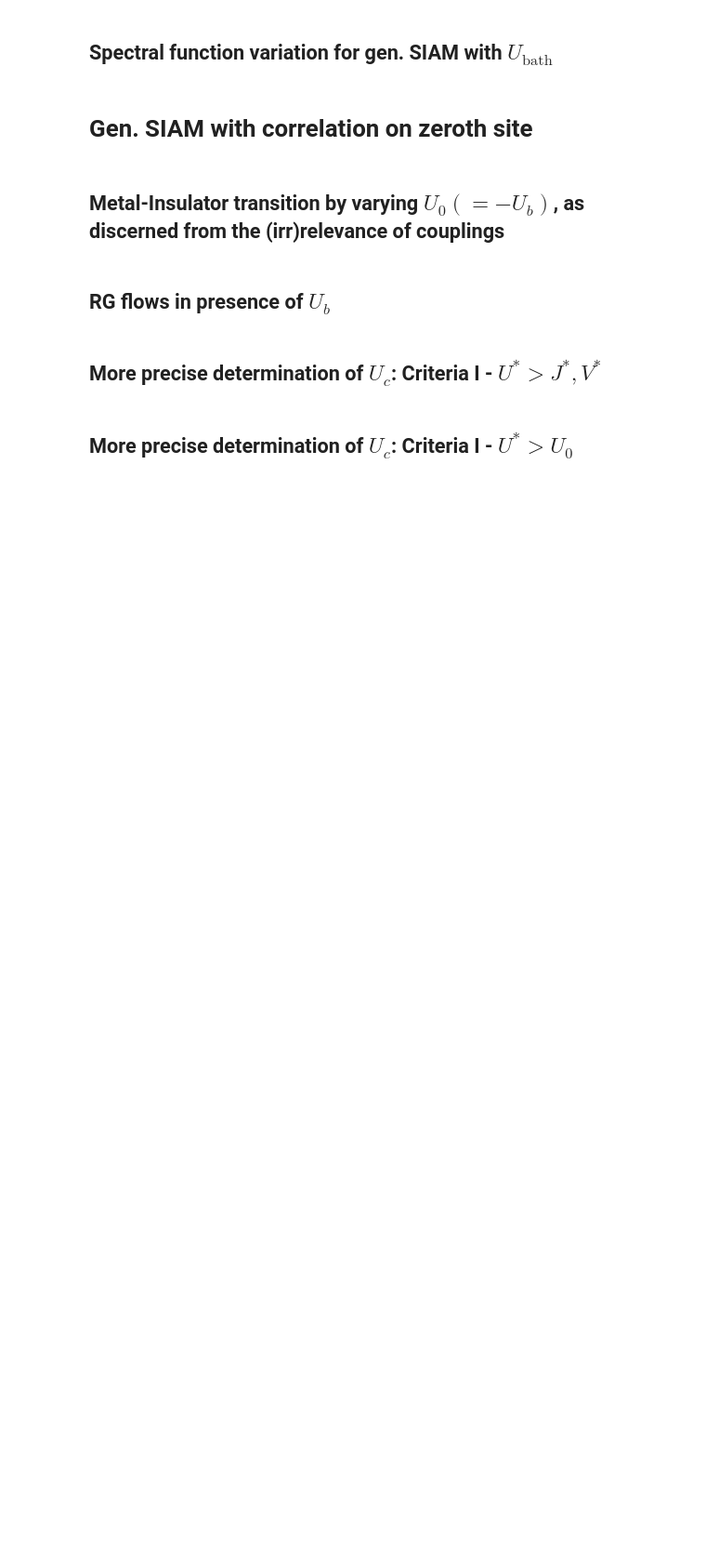
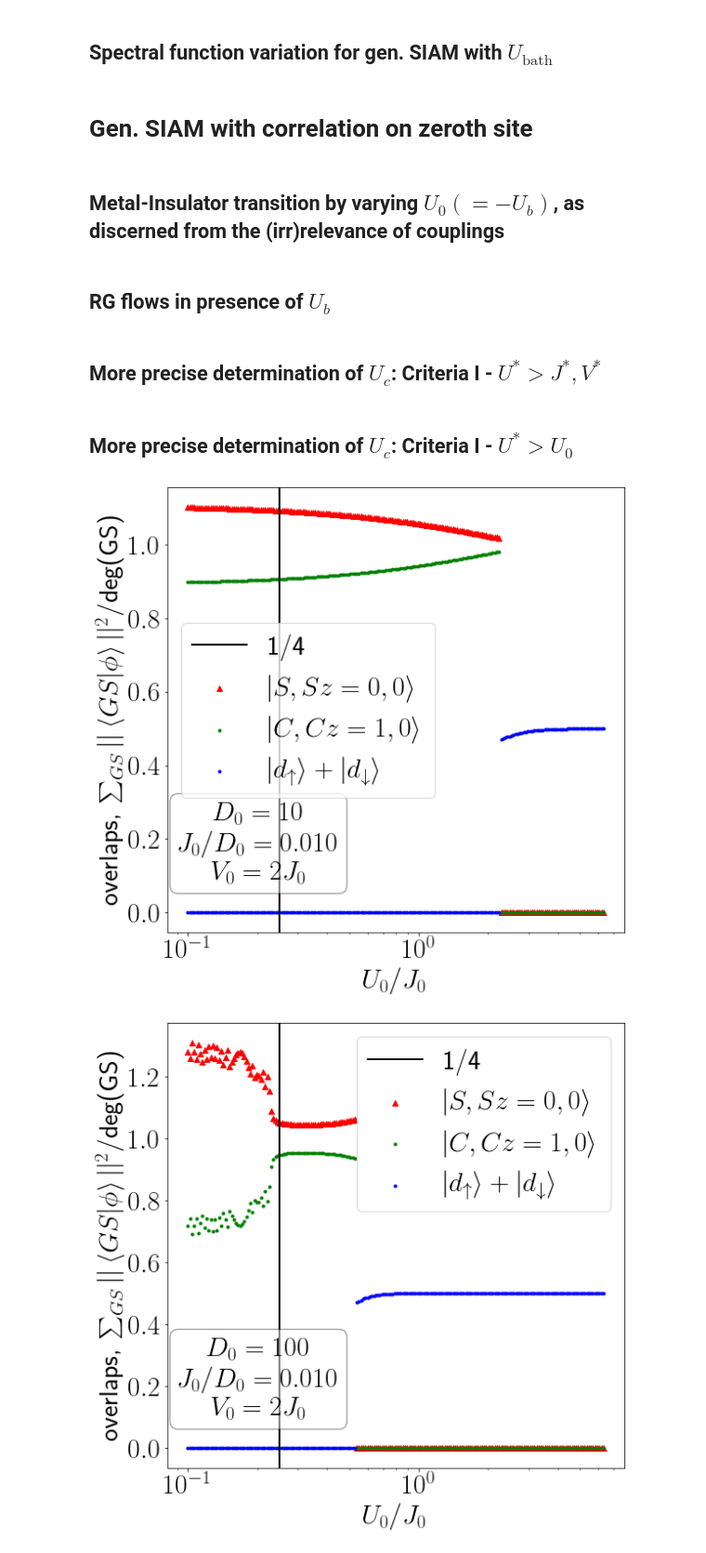
Before and after one commit to abhirup-m/Anderson-Impurity-Model-URG, a Jupyter notebook: numerics/spin-charge-symmetrical/spin_charge_symm.ipynb, the cells around one changed output. Shown at 93% size. Drawn from its saved outputs; the diff is of its cells as text; code cells hidden in the pictures; blank space fills up the shorter version.

Commit message:
obtained evolution of wavefunction by tracking overlap with spin-singlet, charge triplet and local moment states

```diff
--- a/numerics/spin-charge-symmetrical/spin_charge_symm.ipynb
+++ b/numerics/spin-charge-symmetrical/spin_charge_symm.ipynb
@@ -26,7 +26,7 @@ font = {'size'   : 30}
 
 mpl.rc('font', **font)
 mpl.rcParams['text.usetex'] = True
-plt.rc('text.latex', preamble=r'\usepackage{amsmath,nicefrac}')
+plt.rc('text.latex', preamble=r'\usepackage{amsmath,nicefrac,braket}')
 plt.rcParams["figure.figsize"]= 10, 8
 mpl.rcParams['lines.linewidth'] = 2
 props = dict(boxstyle='round', ec='black', fc='white', alpha=0.5)
@@ -1907,34 +1907,45 @@ for D0 in [10, 1000]:
     plt.savefig("phase-map-2_D={:.0f}.pdf".format(D0), bbox_inches='tight')
     plt.show()
 # %%
-D0 = 400
-w = -D0/2
-U0 = D0/10
-J0 = D0/100
-V0 = 2*J0
-U0_range = np.linspace(0, J0*0.5, 50)
-total_dim = 4
-c_all = [tensor([sigmaz()]*(i) + [destroy(2)] + [identity(2)]*(total_dim - i -1)) for i in range(total_dim)]
-spin_singlet = (c_all[0].dag()*c_all[3].dag() - c_all[1].dag()*c_all[2].dag())*tensor([basis(2,0)]*4).unit()
-charge_triplet_zero = (c_all[0].dag()*c_all[1].dag() + c_all[2].dag()*c_all[3].dag())*tensor([basis(2,0)]*4).unit()
-# lm_charge = (c_all[0].dag() + c_all[1].dag()) * (c_all[2].dag()*c_all[3].dag() + tensor([identity(2)]*4))*tensor([basis(2,0)]*4).unit()
-lm = (c_all[0].dag() + c_all[1].dag()) * tensor([basis(2,0)]*4).unit()
-C1 = []
-C2 = []
-C3 = []
-for U0 in U0_range:
-    C1.append(0)
-    C2.append(0)
-    C3.append(0)
-    E, U, V, J = complete_RG(w, D0, U0, V0, J0, Ub=-U0)
-    H = get_full_ham(0, 1, U[-1], V[-1], J[-1], Ubath=-U0)
-    E, X = H.eigenstates()
-    E = np.round(E, 5)
-    for Xgs in X[E == min(E)]:
-        C1[-1] += (Xgs.dag() * spin_singlet)[0][0]
-        C2[-1] += (Xgs.dag() * charge_triplet_zero)[0][0]
-        C3[-1] += (Xgs.dag() * lm)[0][0]
-# print (C1)
-plt.scatter(U0_range, C1, color='r')
-plt.scatter(U0_range, C2, color='g')
-plt.scatter(U0_range, C3, color='b')
+for D0 in [10, 100, 300, 500]:
+    w = -D0/2
+    J0 = D0/100
+    V0 = 2*J0
+    U0_range = D0*10**np.linspace(-3, -1.2, 200)
+    total_dim = 4
+    c_all = [tensor([sigmaz()]*(i) + [destroy(2)] + [identity(2)]*(total_dim - i -1)) for i in range(total_dim)]
+    spin_singlet = (c_all[0].dag()*c_all[3].dag() - c_all[1].dag()*c_all[2].dag())*tensor([basis(2,0)]*4).unit()
+    charge_triplet_zero = (c_all[0].dag()*c_all[1].dag() + c_all[2].dag()*c_all[3].dag())*tensor([basis(2,0)]*4).unit()
+    lm = (c_all[0].dag() + c_all[1].dag()) * tensor([basis(2,0)]*4).unit()
+    C1 = []
+    C2 = []
+    C3 = []
+    for U0 in U0_range:
+        C1.append(0)
+        C2.append(0)
+        C3.append(0)
+        E, U, V, J = complete_RG(w, D0, U0, V0, J0, Ub=-U0)
+        H = get_full_ham(0, 1, U[-1], V[-1], J[-1], Ubath=-U0)
+        E, X = H.eigenstates()
+        E = np.round(E, 5)
+        for Xgs in X[E == min(E)]:
+            C1[-1] += (Xgs.dag() * spin_singlet)[0][0]**2/len(X[E == min(E)])
+            C2[-1] += (Xgs.dag() * charge_triplet_zero)[0][0]**2/len(X[E == min(E)])
+            C3[-1] += (Xgs.dag() * lm)[0][0]**2/len(X[E == min(E)])
+
+    plt.figure(figsize=(9,9))
+    plt.axvline(1/4, 0, 1, color='black', label="1/4")
+    plt.scatter(U0_range/J0, C1, marker='^', color='r', label=r"$\ket{S,Sz=0,0}$")
+    plt.scatter(U0_range/J0, C2, marker='.', color='g', label=r"$\ket{C,Cz=1,0}$")
+    plt.scatter(U0_range/J0, C3, marker='.', color='b', label=r"$\ket{d_\uparrow}+\ket{d_\downarrow}$")
+    plt.xlabel(r"$U_0/J_0$")
+    plt.ylabel(r"overlaps, $\sum_{GS}||\braket{GS | \phi}||^2 / \text{deg(GS)}$")
+    txt = '\n'.join([r"$D_0={:.0f}$".format(D0), r"$J_0/D_0 = {:.3f}$".format(J0/D0), r"$V_0 = 2J_0$"])
+    plt.text(0.2, 0.2, txt, bbox=props, size=30, horizontalalignment='center', verticalalignment='center', transform=plt.gca().transAxes)
+    plt.legend()
+    plt.xscale("log")
+    plt.savefig("overlaps_gs_D={:.0f}.pdf".format(D0))
+    plt.show()
+# %% [output]
+[figure, added]
+[figure, added]
```
Also changed, not shown: parts of 1 cell of this notebook, 6 other files.
